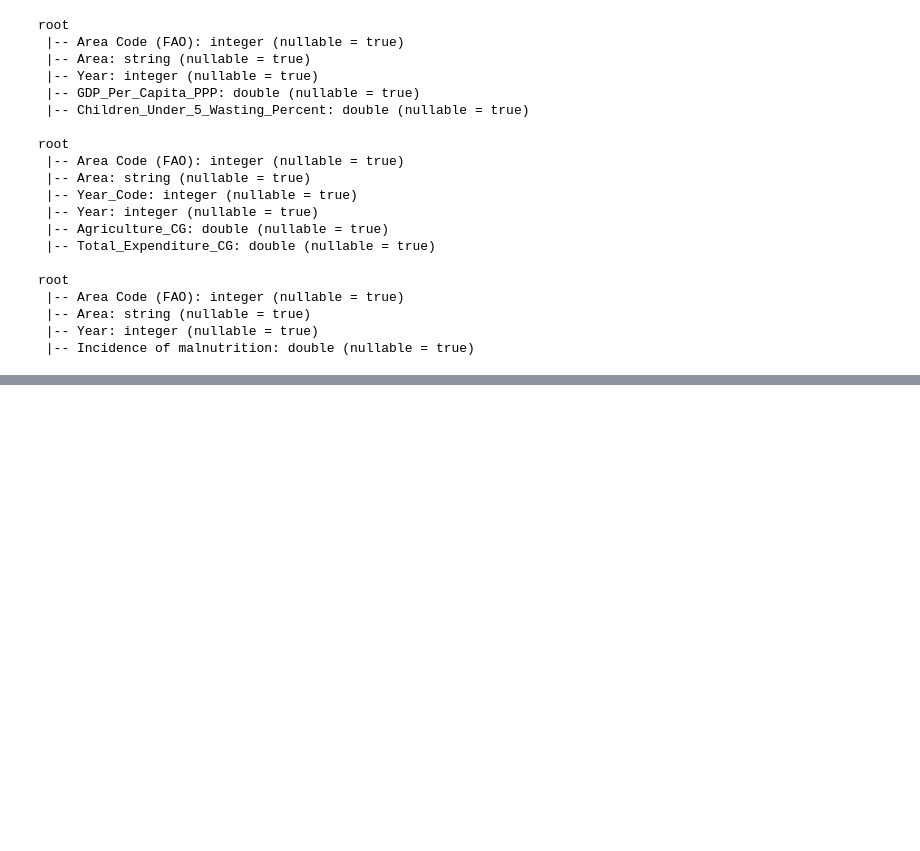
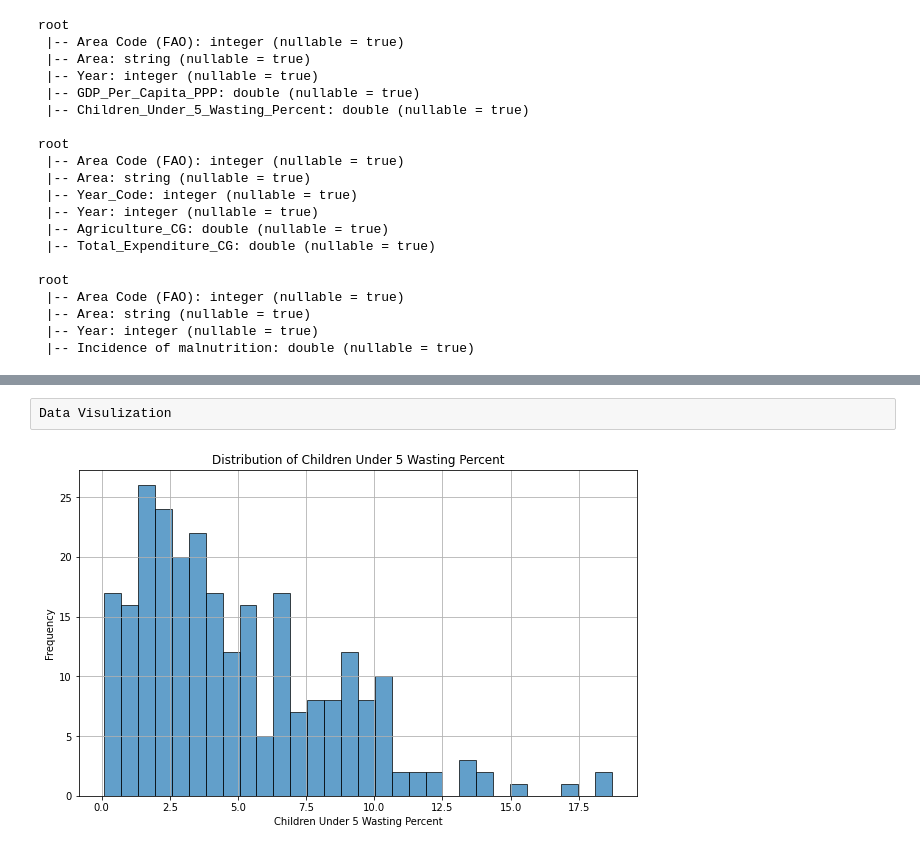
Before and after one commit to Crownlulu/Assignment_interation4, a Jupyter notebook: Data Understanding.ipynb, the cells around one changed output, grey strips where cells are left out. Drawn from its saved outputs; the diff is of its cells as text; code cells hidden in the pictures; blank space fills up the shorter version.

```diff
--- a/Data Understanding.ipynb
+++ b/Data Understanding.ipynb
@@ -69,0 +62,16 @@ root
+# %%
+from pyspark.sql.types import (StructField,StringType,IntegerType,FloatType,StructType)
+#difine convert
+def convert_double_to_float(df):
+    for column, dtype in df.dtypes:
+        if dtype == 'double':
+            df = df.withColumn(column, df[column].cast(FloatType()))
+    return df
+# convert double to float
+wasting_df = convert_double_to_float(wasting_df)
+expenditure_df = convert_double_to_float(expenditure_df)
+malnutrition_df = convert_double_to_float(malnutrition_df)
+
+wasting_df.printSchema()
+expenditure_df.printSchema()
+malnutrition_df.printSchema()
@@ -69,0 +122,18 @@ root
+# %% [raw]
+Data Visulization
+# %%
+import matplotlib.pyplot as plt
+from pyspark.sql import SparkSession
+
+wasting_rate_df = wasting_df.select("Children_Under_5_Wasting_Percent").toPandas()
+
+# Draw histogram
+plt.figure(figsize=(10, 6))
+plt.hist(wasting_rate_df['Children_Under_5_Wasting_Percent'].dropna(), bins=30, edgecolor='k', alpha=0.7)
+plt.xlabel('Children Under 5 Wasting Percent')
+plt.ylabel('Frequency')
+plt.title('Distribution of Children Under 5 Wasting Percent')
+plt.grid(True)
+plt.show()
+# %% [output]
+[figure, added]
```
Also changed, not shown: parts of 11 cells of this notebook.
